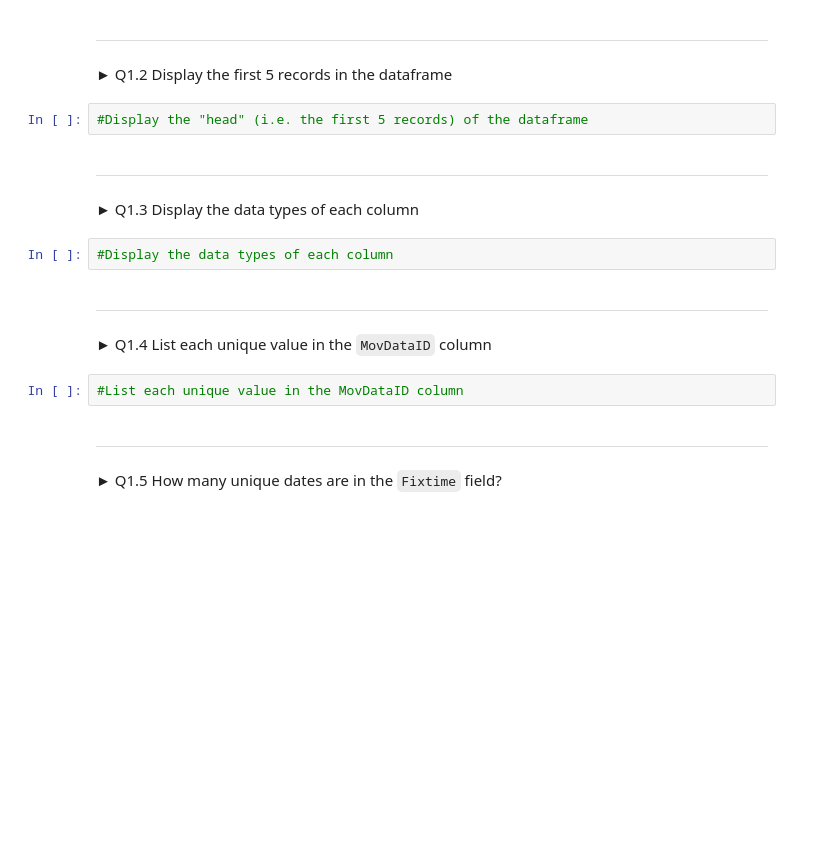
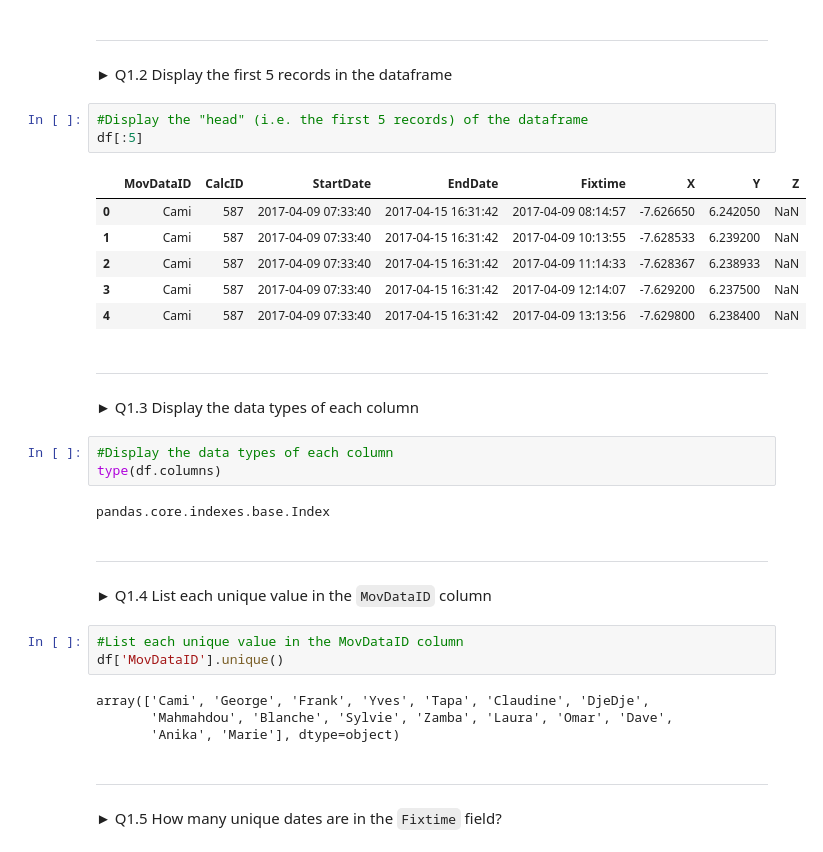
Before and after one commit to SiqLiang/SpatialDataFrames, a Jupyter notebook: 859_PS5_2020/2_Pandas/1-Pandas-Exercise.ipynb, the cells around one changed output. Saved outputs shown, nothing was run; the diff lists cells and outputs as text; blank space fills up the shorter version.

Commit message:
siqi_pandas

```diff
--- a/859_PS5_2020/2_Pandas/1-Pandas-Exercise.ipynb
+++ b/859_PS5_2020/2_Pandas/1-Pandas-Exercise.ipynb
@@ -21,16 +21,32 @@ df = pd.read_csv('../data/EleTaiOneWeek.csv',
 ► Q1.2 Display the first 5 records in the dataframe
 # %%
 #Display the "head" (i.e. the first 5 records) of the dataframe
+df[:5]
+# %% [output]
+|  | MovDataID | CalcID | StartDate | EndDate | Fixtime | X | Y | Z |
+| 0 | Cami | 587 | 2017-04-09 07:33:40 | 2017-04-15 16:31:42 | 2017-04-09 08:14:57 | -7.626650 | 6.242050 | NaN |
+| 1 | Cami | 587 | 2017-04-09 07:33:40 | 2017-04-15 16:31:42 | 2017-04-09 10:13:55 | -7.628533 | 6.239200 | NaN |
+| 2 | Cami | 587 | 2017-04-09 07:33:40 | 2017-04-15 16:31:42 | 2017-04-09 11:14:33 | -7.628367 | 6.238933 | NaN |
+| 3 | Cami | 587 | 2017-04-09 07:33:40 | 2017-04-15 16:31:42 | 2017-04-09 12:14:07 | -7.629200 | 6.237500 | NaN |
+| 4 | Cami | 587 | 2017-04-09 07:33:40 | 2017-04-15 16:31:42 | 2017-04-09 13:13:56 | -7.629800 | 6.238400 | NaN |
 # %% [markdown]
 ---
 ► Q1.3 Display the data types of each column
 # %%
 #Display the data types of each column
+type(df.columns)
+# %% [output]
+pandas.core.indexes.base.Index
 # %% [markdown]
 ---
 ► Q1.4 List each unique value in the `MovDataID` column
 # %%
 #List each unique value in the MovDataID column
+df['MovDataID'].unique()
+# %% [output]
+array(['Cami', 'George', 'Frank', 'Yves', 'Tapa', 'Claudine', 'DjeDje',
+       'Mahmahdou', 'Blanche', 'Sylvie', 'Zamba', 'Laura', 'Omar', 'Dave',
+       'Anika', 'Marie'], dtype=object)
 # %% [markdown]
 ---
 ► Q1.5 How many unique dates are in the `Fixtime` field?
```
Also changed, not shown: parts of 19 cells of this notebook.
